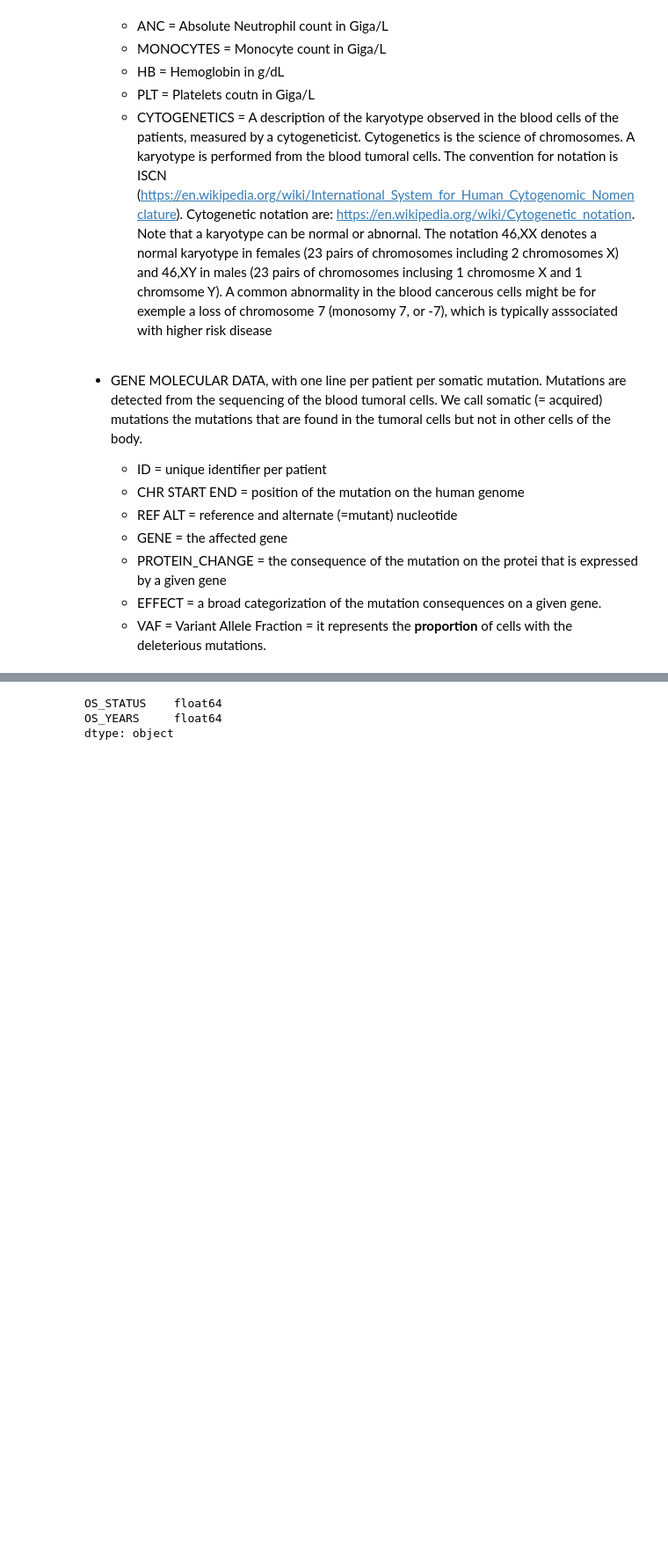
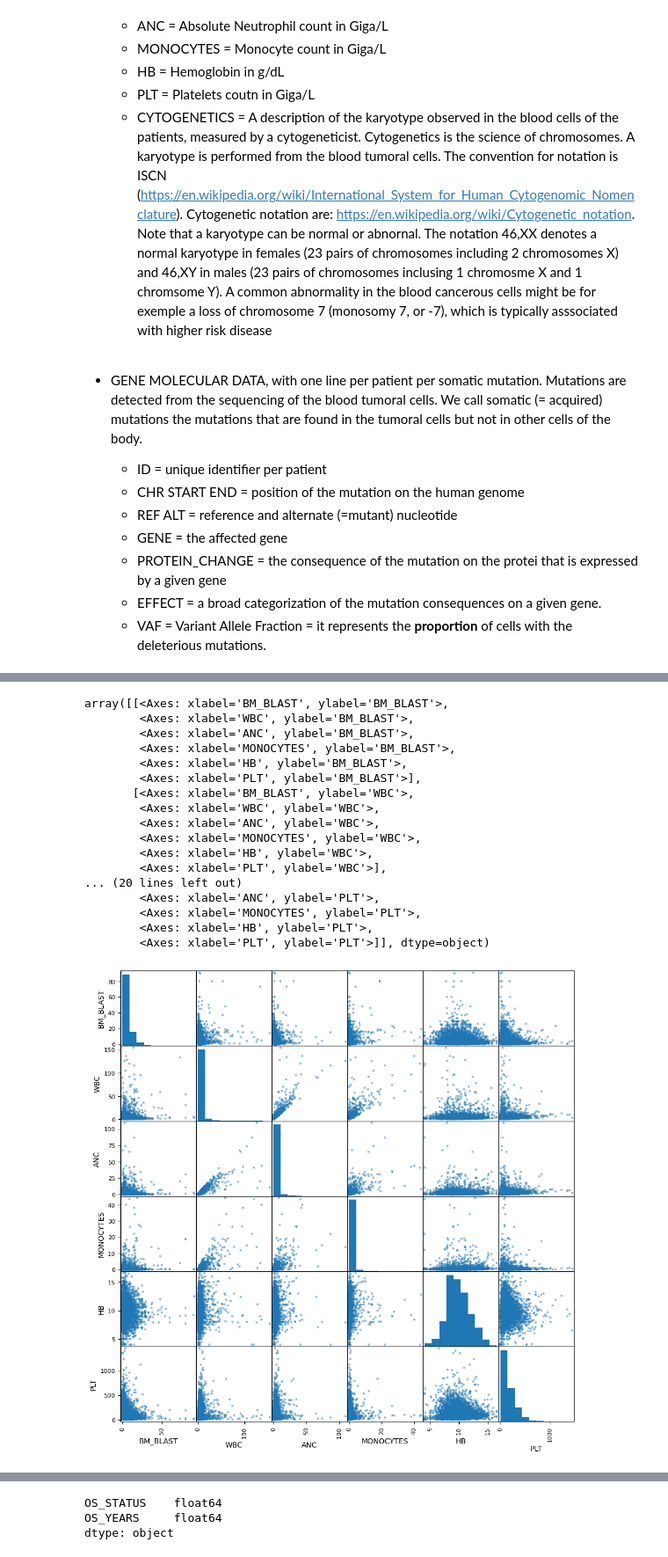
Before and after one commit to ni-phy/QRTChallenge, a Jupyter notebook: Solution.ipynb, the cells around one changed output, grey strips where cells are left out. Shown: that part at 88% size. Saved outputs shown, nothing was run; the diff lists cells and outputs as text; code cells hidden in the pictures; blank space fills up the shorter version.

```diff
--- a/Solution.ipynb
+++ b/Solution.ipynb
@@ -89,0 +92,21 @@ df.head()
+# %%
+pd.plotting.scatter_matrix(df, figsize=(11, 11))
+# %% [output]
+array([[<Axes: xlabel='BM_BLAST', ylabel='BM_BLAST'>,
+        <Axes: xlabel='WBC', ylabel='BM_BLAST'>,
+        <Axes: xlabel='ANC', ylabel='BM_BLAST'>,
+        <Axes: xlabel='MONOCYTES', ylabel='BM_BLAST'>,
+        <Axes: xlabel='HB', ylabel='BM_BLAST'>,
+        <Axes: xlabel='PLT', ylabel='BM_BLAST'>],
+       [<Axes: xlabel='BM_BLAST', ylabel='WBC'>,
+        <Axes: xlabel='WBC', ylabel='WBC'>,
+        <Axes: xlabel='ANC', ylabel='WBC'>,
+        <Axes: xlabel='MONOCYTES', ylabel='WBC'>,
+        <Axes: xlabel='HB', ylabel='WBC'>,
+        <Axes: xlabel='PLT', ylabel='WBC'>],
+... (20 lines left out)
+        <Axes: xlabel='ANC', ylabel='PLT'>,
+        <Axes: xlabel='MONOCYTES', ylabel='PLT'>,
+        <Axes: xlabel='HB', ylabel='PLT'>,
+        <Axes: xlabel='PLT', ylabel='PLT'>]], dtype=object)
+[figure, added]
```
Also changed, not shown: parts of 16 cells of this notebook, 2 other files.
